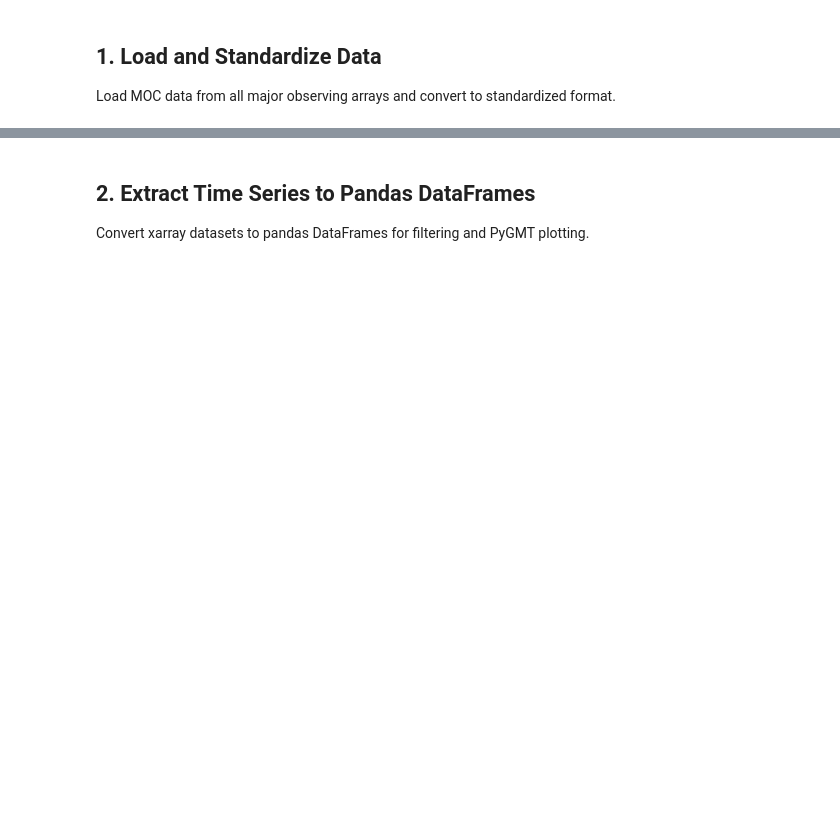
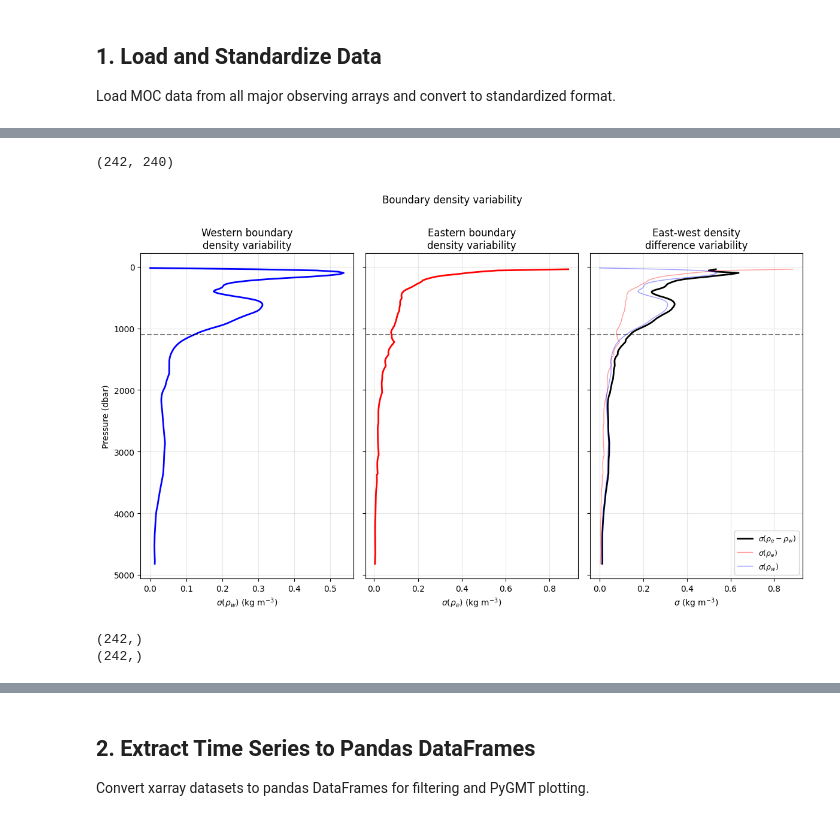
Before and after one commit to AMOCcommunity/amocarray, a Jupyter notebook: notebooks/amoc_paperfigs.ipynb, the cells around one changed output, grey strips where cells are left out. Saved outputs shown, nothing was run; the diff lists cells and outputs as text; code cells hidden in the pictures; blank space fills up the shorter version.

```diff
--- a/notebooks/amoc_paperfigs.ipynb
+++ b/notebooks/amoc_paperfigs.ipynb
@@ -52,0 +76,6 @@ print("✓ All datasets loaded and standardized")
+# %%
+# RAPID 26°N
+rapid_std = read.rapid(all_files=True)
+ts_gridded = rapid_std[2]
+
+ts_gridded
@@ -52,0 +106,72 @@ print("✓ All datasets loaded and standardized")
+# %%
+import gsw
+import numpy as np
+import matplotlib.pyplot as plt
+
+# ---- Density calculations ----
+DENS_WEST = gsw.rho(ts_gridded["TEMP_WEST"], ts_gridded["PSAL_WEST"], 0)
+DENS_EAST = gsw.rho(ts_gridded["TEMP_EAST"], ts_gridded["PSAL_EAST"], 0)
+DENS_ANOMALY = DENS_EAST - DENS_WEST  # (depth, time)
+# ---- Resample to monthly means first ----
+DENS_WEST_monthly  = DENS_WEST.resample(TIME='1ME').mean()
+DENS_EAST_monthly  = DENS_EAST.resample(TIME='1ME').mean()
+
+# ---- Remove seasonal cycle via groupby ----
+# ---- Remove seasonal cycle via groupby ----
+DENS_WEST_ds  = DENS_WEST_monthly.groupby('TIME.month')  - DENS_WEST_monthly.groupby('TIME.month').mean()
+DENS_EAST_ds  = DENS_EAST_monthly.groupby('TIME.month')  - DENS_EAST_monthly.groupby('TIME.month').mean()
+DENS_ANOMALY_ds = DENS_EAST_ds - DENS_WEST_ds
+
+# Check
+print(DENS_WEST_ds.shape)   # should be (242, n_months_total)
+
+# ---- Recompute std along time dimension ----
+dens_west_std = DENS_WEST_ds.std(dim='TIME', ddof=0).values
+dens_east_std = DENS_EAST_ds.std(dim='TIME', ddof=0).values
+dens_diff_std = DENS_ANOMALY_ds.std(dim='TIME', ddof=0).values
+
+# ---- Plot ----
+fig, axes = plt.subplots(1, 3, figsize=(12, 7), sharey=True)
+
+ax = axes[0]
+ax.plot(dens_west_std, depths, 'b-', lw=2)
+ax.set_xlabel(r'$\sigma(\rho_w)$ (kg m$^{-3}$)')
+ax.set_ylabel('Pressure (dbar)')
+ax.set_title('Western boundary\ndensity variability')
+ax.grid(True, alpha=0.3)
+
+ax = axes[1]
+ax.plot(dens_east_std, depths, 'r-', lw=2)
+ax.set_xlabel(r'$\sigma(\rho_e)$ (kg m$^{-3}$)')
+ax.set_title('Eastern boundary\ndensity variability')
+ax.grid(True, alpha=0.3)
+
+ax = axes[2]
+ax.plot(dens_diff_std, depths, 'k-', lw=2, label=r'$\sigma(\rho_e - \rho_w)$')
+ax.plot(dens_east_std, depths, 'r-', lw=1, alpha=0.4, label=r'$\sigma(\rho_e)$')
+ax.plot(dens_west_std, depths, 'b-', lw=1, alpha=0.4, label=r'$\sigma(\rho_w)$')
+ax.set_xlabel(r'$\sigma$ (kg m$^{-3}$)')
+ax.set_title('East-west density\ndifference variability')
+ax.legend(fontsize=9)
+ax.grid(True, alpha=0.3)
+
+for ax in axes:
+    ax.invert_yaxis()
+    ax.axhline(z_moc, color='k', ls='--', alpha=0.5, label='1100 dbar')
+
+plt.suptitle('Boundary density variability', y=1.01)
+plt.tight_layout()
+plt.show()
+
+dens_west_std  = DENS_WEST_ds.std(dim='TIME').values   # (242,)
+dens_east_std  = DENS_EAST_ds.std(dim='TIME').values
+dens_diff_std  = DENS_ANOMALY_ds.std(dim='TIME').values
+depths = ts_gridded['PRESSURE'].values                  # (242,)
+
+print(dens_west_std.shape)   # should be (242,)
+print(depths.shape)          # should be (242,)
+# %% [output]
+(242, 240)
+[figure, added]
+(242,)
+(242,)
```
Also changed, not shown: parts of 16 cells of this notebook, 32 other files.
